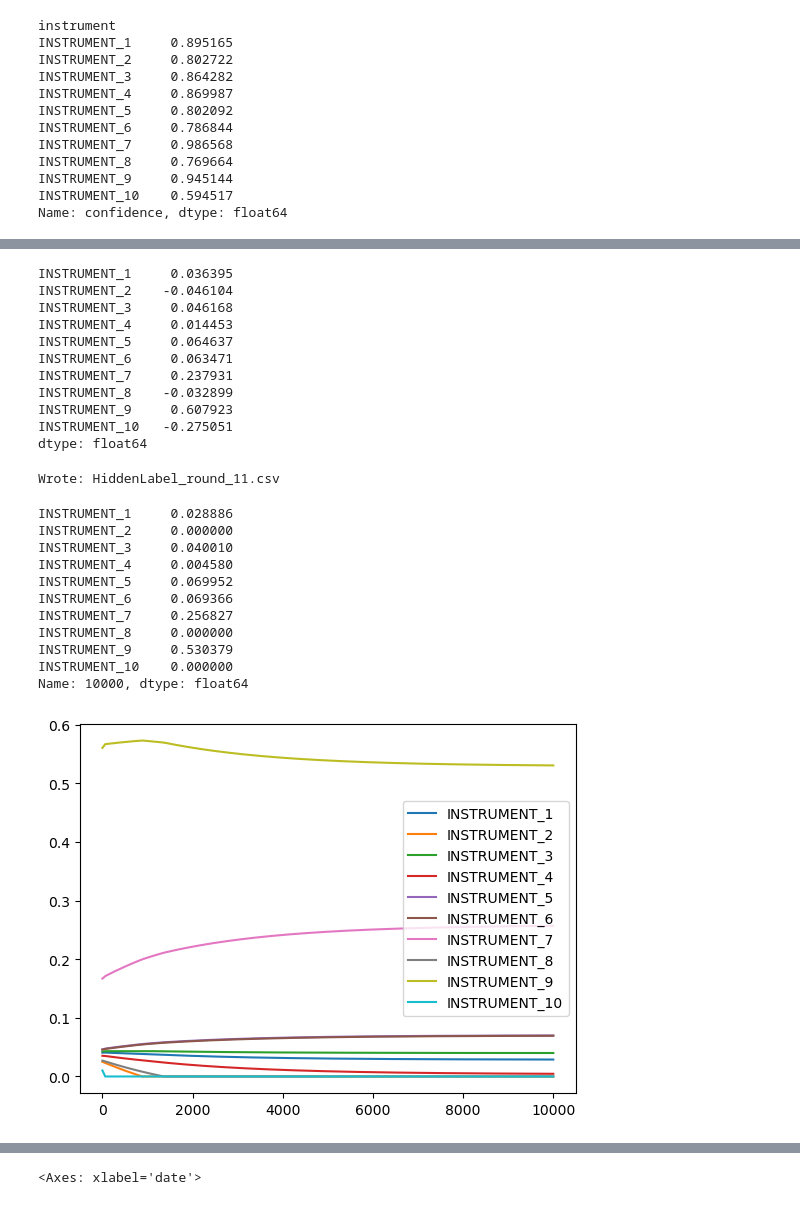
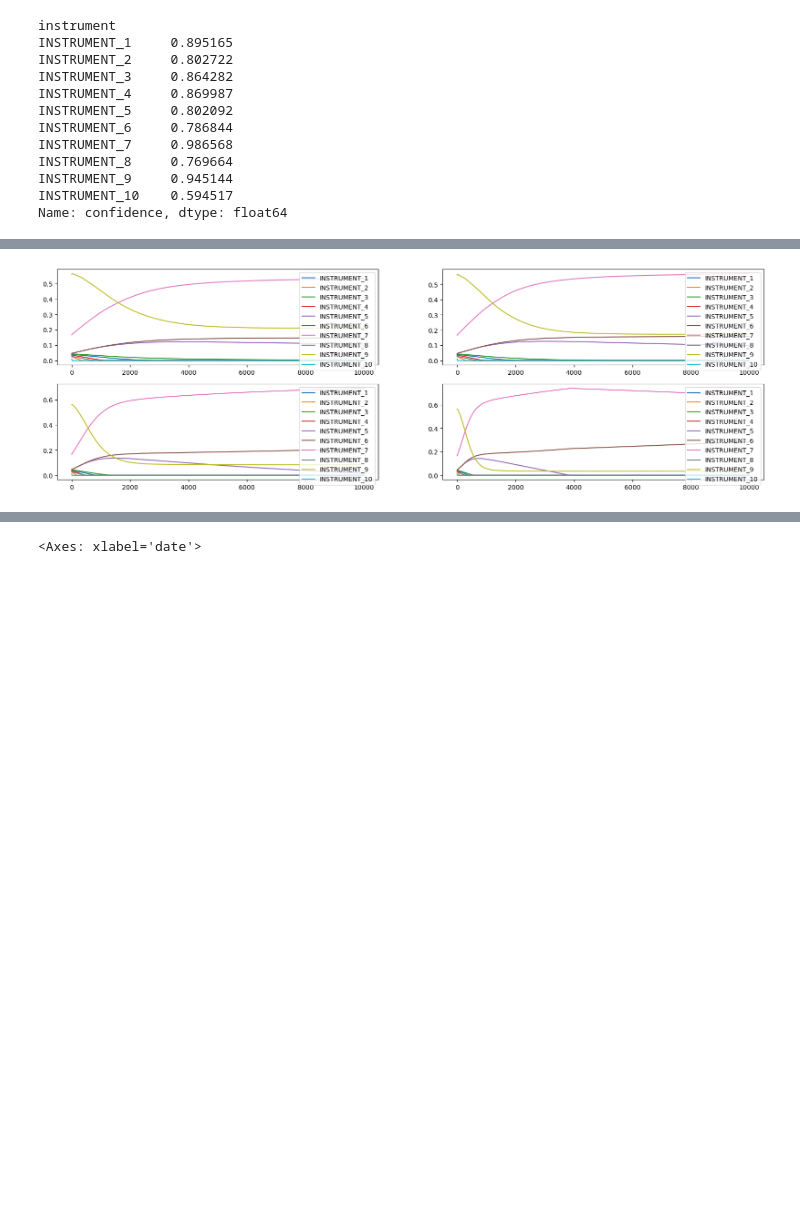
Before and after one commit to berra-dogan/man-imperial-algothon-2026, a Jupyter notebook: model.ipynb, the cells around one changed output, grey strips where cells are left out. Cells and saved outputs as stored; diff of their text form; code cells hidden in the pictures; blank space fills up the shorter version.

Commit message:
fine tuned lambda 5000

```diff
--- a/model.ipynb
+++ b/model.ipynb
@@ -772,61 +557,41 @@ array([[ 9.74069159e-05,  1.12608478e-04,  7.74928949e-05,
+# %%
+lambdas = [2000, 2500, 5000, 10000]
 # %%
-w_new = w_init.copy()
-r = pred.copy().values
+fig, axes = plt.subplots(2, len(lambdas) // 2, figsize=(20, 6))
 
-prices = pd.read_csv(f"data/{DATE}/prices.csv").set_index('date')
-returns = prices/prices.shift() - 1
-sigma = returns.cov().values
-display(pred)
 
-lam = 200
-def gradient(w: np.ndarray, sigma: np.ndarray, r: np.ndarray) -> np.ndarray:
-    return r - lam * (sigma @ w).T
+for iter_num, lam in enumerate(lambdas):
+    w_new = w_init.copy()
+    r = pred.copy().values
 
-param = 4.0
-last_time = 0.0
+    prices = pd.read_csv(f"data/{DATE}/prices.csv").set_index('date')
+    returns = prices/prices.shift(1) - 1
+    sigma = returns.cov().values
+    # display(pred)
 
-weights_t = [w_new]
+    def gradient(w: np.ndarray, sigma: np.ndarray, r: np.ndarray) -> np.ndarray:
+        return r - lam * (sigma @ w).T
 
-for time in np.linspace(0, 1, 10000):
-    dt = time - last_time
-    w_new = w_new + param * dt * gradient(w_new, sigma, r)
-    w_new = np.clip(w_new, a_min=0.0, a_max=None)
-    w_new /= w_new.sum()
+    param = 4.0
+    last_time = 0.0
 
-    last_time = time
-    weights_t.append(w_new.copy())
+    weights_t = [w_new]
 
-weights_t = pd.concat([x.to_frame().T for x in weights_t], axis=0, ignore_index=True)
-weights_t.plot()
+    for time in np.linspace(0, 1, 10000):
+        dt = time - last_time
+        w_new = w_new + param * dt * gradient(w_new, sigma, r)
+        w_new = np.clip(w_new, a_min=0.0, a_max=None)
+        w_new /= w_new.sum()
 
-fname = write_submission(weights_t.iloc[-1], team_name="HiddenLabel", round_n=11, out_path=".")
-print("Wrote:", fname)
-display(weights_t.iloc[-1])
+        last_time = time
+        weights_t.append(w_new.copy())
+
+    weights_t = pd.concat([x.to_frame().T for x in weights_t], axis=0, ignore_index=True)
+    weights_t.plot(ax=axes.flatten()[iter_num])
+
+    fname = write_submission(weights_t.iloc[-1], team_name="HiddenLabel", round_n=lam, out_path=".")
 # %% [output]
-INSTRUMENT_1     0.036395
-INSTRUMENT_2    -0.046104
-INSTRUMENT_3     0.046168
-INSTRUMENT_4     0.014453
-INSTRUMENT_5     0.064637
-INSTRUMENT_6     0.063471
-INSTRUMENT_7     0.237931
-INSTRUMENT_8    -0.032899
-INSTRUMENT_9     0.607923
-INSTRUMENT_10   -0.275051
-dtype: float64
-Wrote: HiddenLabel_round_11.csv
-INSTRUMENT_1     0.028886
-INSTRUMENT_2     0.000000
-INSTRUMENT_3     0.040010
-INSTRUMENT_4     0.004580
-INSTRUMENT_5     0.069952
-INSTRUMENT_6     0.069366
-INSTRUMENT_7     0.256827
-INSTRUMENT_8     0.000000
-INSTRUMENT_9     0.530379
-INSTRUMENT_10    0.000000
-Name: 10000, dtype: float64
-[figure, old version]
+[figure, new version]
 # %%
 pd.concat((pred.rename('pred'), w_init.rename('original'), weights_t.iloc[500], weights_t.iloc[-1]), axis=1)
 # %% [output]
```
Also changed, not shown: parts of 11 cells of this notebook, 17 other files.
